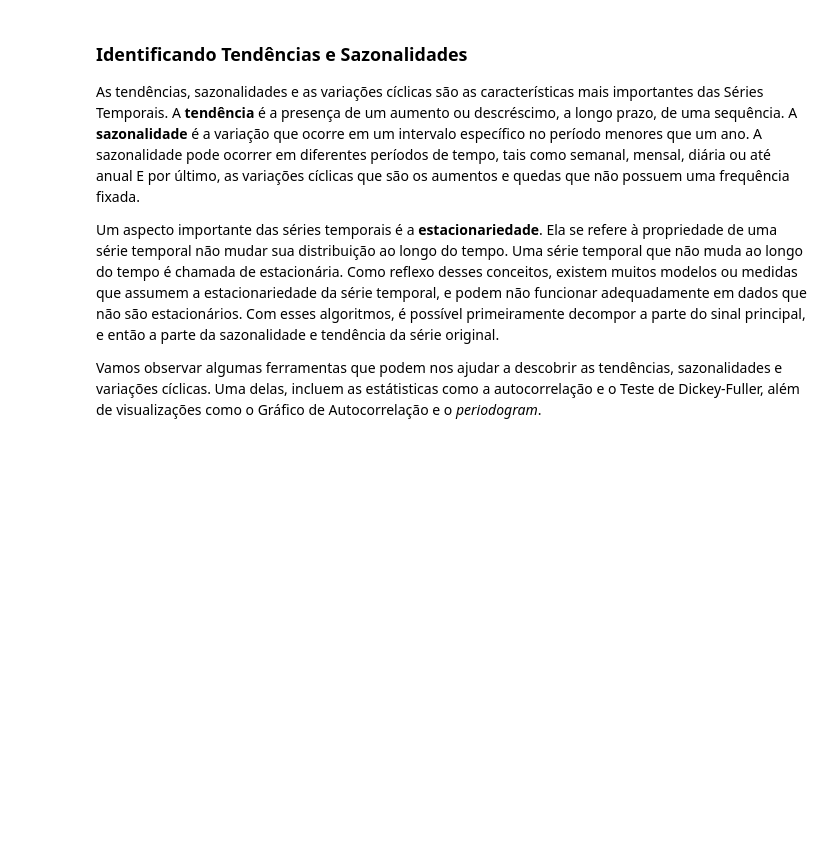
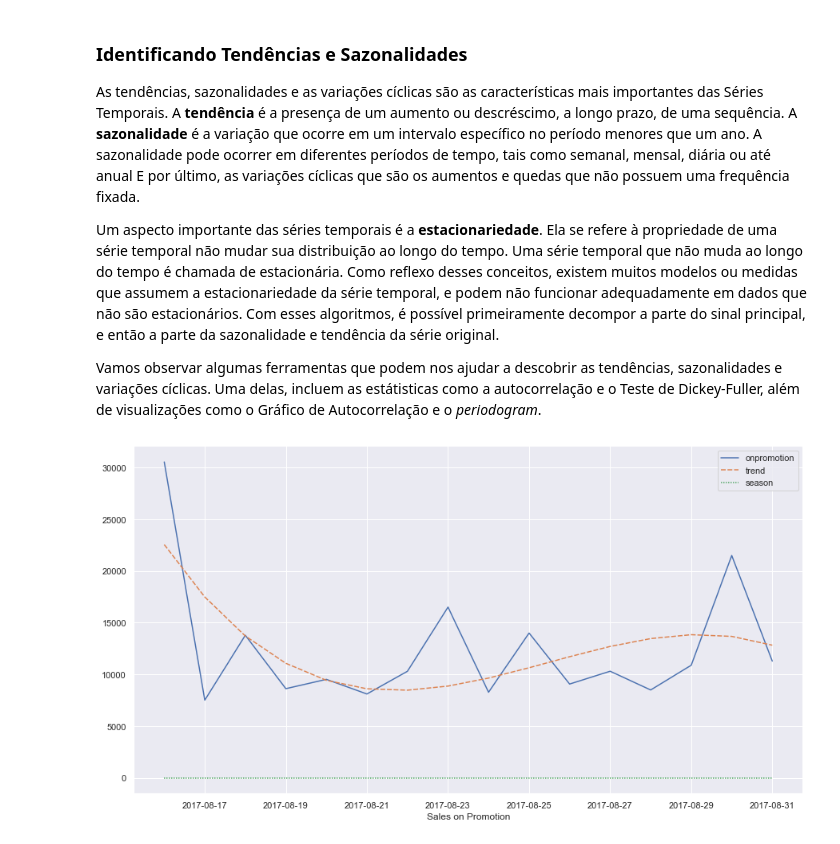
Before and after one commit to willianpina/Time_Series_Studies, a Jupyter notebook: series_temporais.ipynb, the cells around one changed output. Saved outputs shown, nothing was run; the diff lists cells and outputs as text; code cells hidden in the pictures; blank space fills up the shorter version.

```diff
--- a/series_temporais.ipynb
+++ b/series_temporais.ipynb
@@ -240,3 +244,28 @@ plt.show()
 sales  = pd.read_csv('data/sales.csv')
 sales = sales.groupby(sales['date'])['onpromotion'].sum()
 sales.index = pd.to_datetime(sales.index)
+sales = pd.DataFrame(sales)
+# %%
+from numpy import polyfit
+def fit(X, y, degree=3):
+    coef = polyfit(X, y, degree)
+    trendpoly = np.poly1d(coef)
+    return trendpoly(X)
+
+def get_season(s, yearly_periods=4, degree=3):
+    X = [i%(365/4) for i in range(0, len(s))]
+    seasonal = fit(X, s.values, degree)
+    return pd.Series(data=seasonal, index=s.index)
+
+def get_trend(s, degree=3):
+    X = list(range(len(s)))
+    trend = fit(X, s.values, degree)
+    return pd.Series(data=trend, index=s.index)
+# %%
+sales['trend'] = get_trend(sales['onpromotion'])
+sales['season'] = get_season(sales['onpromotion']) - sales['trend']
+sns.lineplot(data=sales[['onpromotion','trend', 'season']])
+plt.xlabel('Sales on Promotion')
+plt.show()
+# %% [output]
+[figure, added]
```
Also changed, not shown: parts of 6 cells of this notebook.
